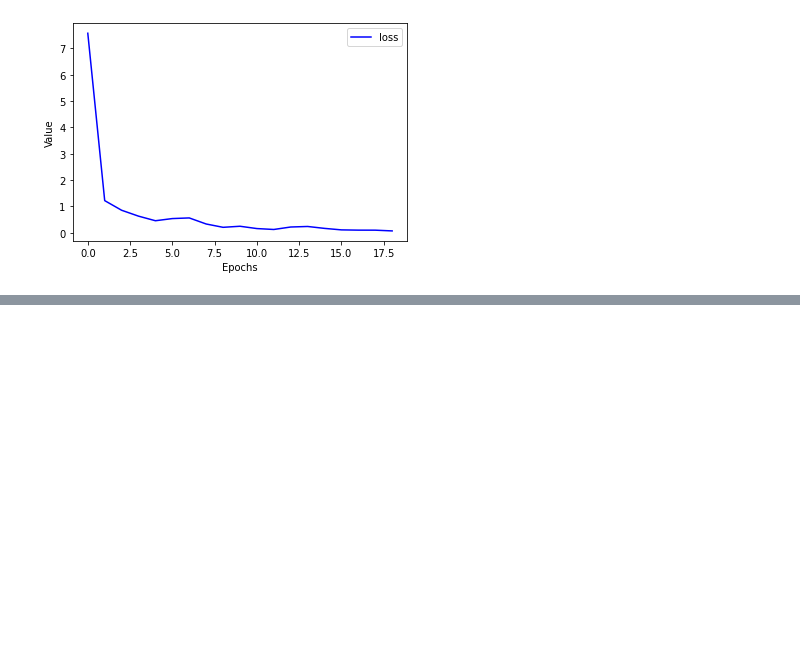
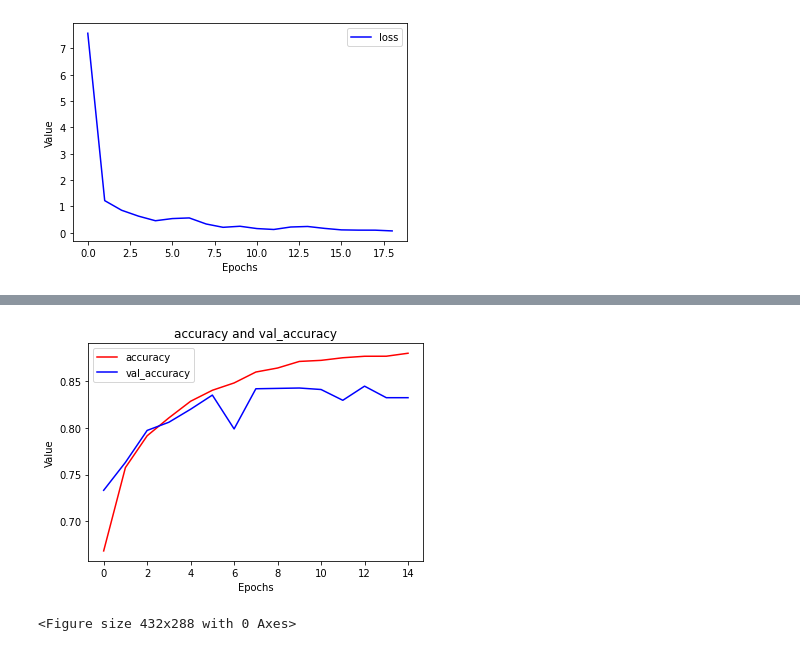
Before and after one commit to Walid-Ahmed/Google-Tensorflow-Certificate, a Jupyter notebook: Computer_Vision.ipynb, the cells around one changed output, grey strips where cells are left out. Cells and saved outputs as stored; diff of their text form; code cells hidden in the pictures; blank space fills up the shorter version.

```diff
--- a/Computer_Vision.ipynb
+++ b/Computer_Vision.ipynb
@@ -708,0 +1205,4 @@ dict_keys(['loss', 'acc'])
+# %%
+BS=32
+width,height=150,150
+EPOCHS=100
@@ -708,0 +1275,22 @@ dict_keys(['loss', 'acc'])
+# %%
+TRAINING_DIR = '/tmp/cats-v-dogs/training/'
+
+
+
+train_generator = train_datagen.flow_from_directory(TRAINING_DIR,
+                                                        batch_size=BS,
+                                                        class_mode='binary',   #class_mode="categorical" will do one hot encoding
+                                                        target_size=(width,height) , color_mode="rgb")          # Your Code Here)
+
+VALIDATION_DIR = '/tmp/cats-v-dogs/testing/'
+
+
+validation_generator = train_datagen.flow_from_directory(VALIDATION_DIR,
+                                                        batch_size=BS,
+                                                        class_mode='binary',   #class_mode="categorical" will do one hot encoding
+                                                        target_size=(width,height) , color_mode="rgb")          # Your Code Here)
+
+
+# Expected Output:
+# Found 22498 images belonging to 2 classes.
+# Found 2500 images belonging to 2 classes.
@@ -708,0 +1300,8 @@ dict_keys(['loss', 'acc'])
+# %%
+history = model.fit(train_generator,
+                              epochs=EPOCHS,
+                              verbose=1,
+                              validation_data=validation_generator)
+
+# The expectation here is that the model will train, and that accuracy will be > 95% on both training and validation
+# i.e. acc:A1 and val_acc:A2 will be visible, and both A1 and A2 will be > .9
@@ -708,0 +1326,5 @@ dict_keys(['loss', 'acc'])
+# %%
+pltHistoryTwoKeys(history,'accuracy','val_accuracy')
+# %% [output]
+[figure, added]
+<Figure size 432x288 with 0 Axes>
```
Also changed, not shown: parts of 43 cells of this notebook.
